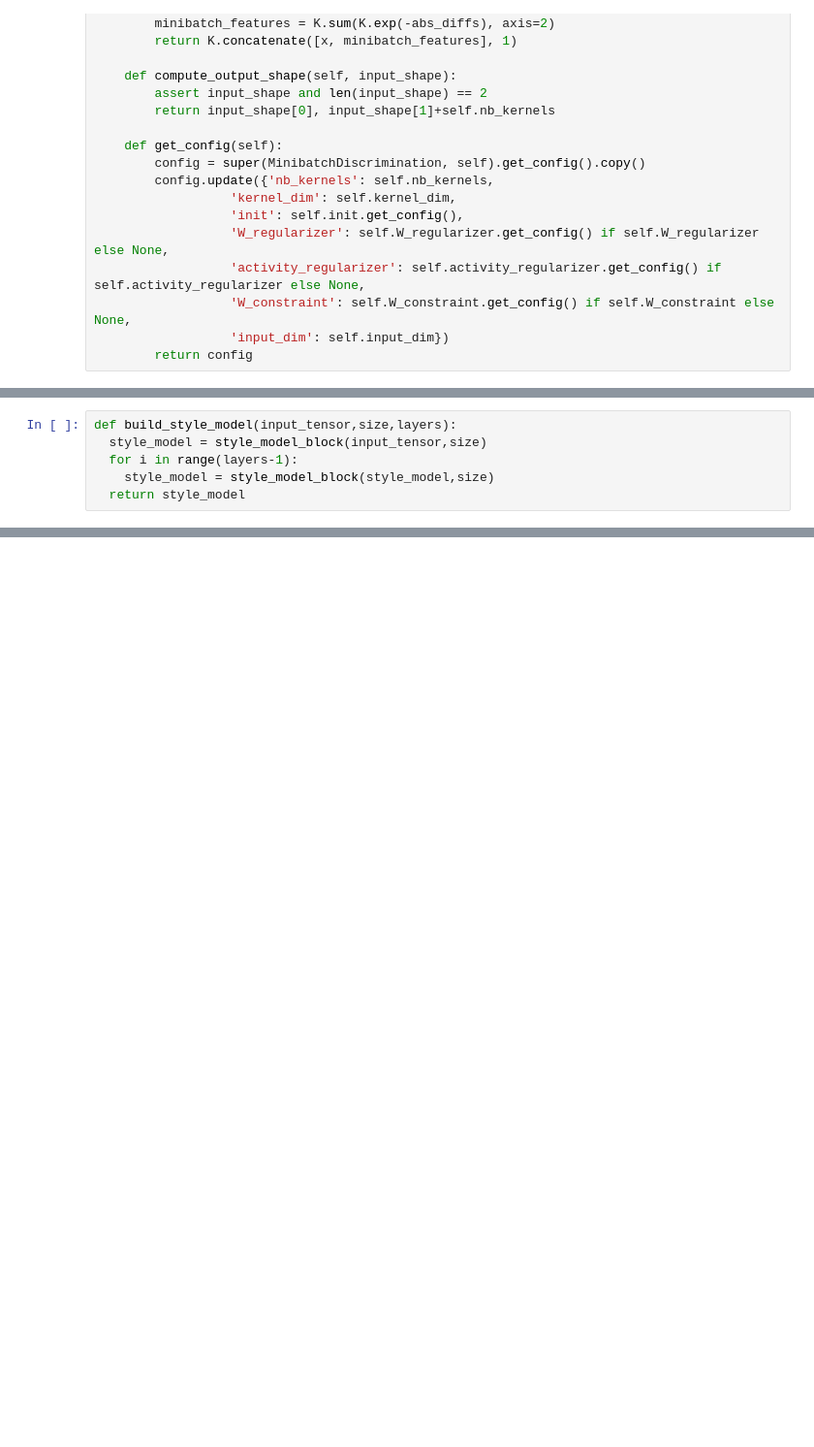
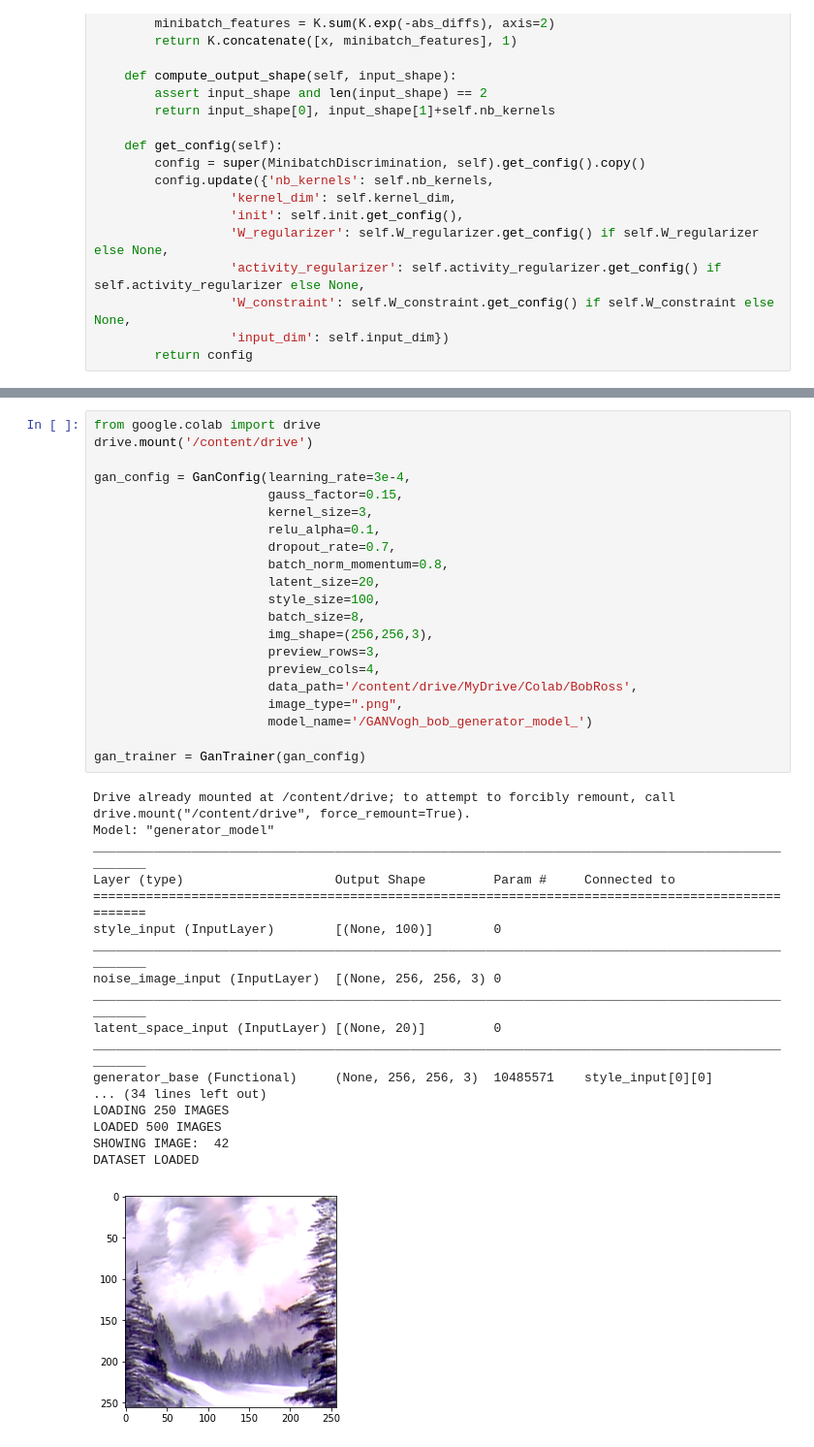
Before and after one commit to pdkary/VincentGANVogh, a Jupyter notebook: VincentGANVogh.ipynb, the cells around one changed output, grey strips where cells are left out. Shown: that part at 97% size. Saved outputs shown, nothing was run; the diff lists cells and outputs as text; blank space fills up the shorter version.

```diff
--- a/VincentGANVogh.ipynb
+++ b/VincentGANVogh.ipynb
@@ -226,6 +179,0 @@ class GanBlocks():
-# %%
-def build_style_model(input_tensor,size,layers):
-  style_model = style_model_block(input_tensor,size)
-  for i in range(layers-1):
-    style_model = style_model_block(style_model,size)
-  return style_model
@@ -512 +528,41 @@ class GanTrainer(DCGAN):
+# %%
+from google.colab import drive
+drive.mount('/content/drive')
+
+gan_config = GanConfig(learning_rate=3e-4,
+                       gauss_factor=0.15,
+                       kernel_size=3,
+                       relu_alpha=0.1,
+                       dropout_rate=0.7,
+                       batch_norm_momentum=0.8,
+                       latent_size=20,
+                       style_size=100,
+                       batch_size=8,
+                       img_shape=(256,256,3),
+                       preview_rows=3,
+                       preview_cols=4,
+                       data_path='/content/drive/MyDrive/Colab/BobRoss',
+                       image_type=".png",
+                       model_name='/GANVogh_bob_generator_model_')
+
+gan_trainer = GanTrainer(gan_config)
+# %% [output]
+Drive already mounted at /content/drive; to attempt to forcibly remount, call drive.mount("/content/drive", force_remount=True).
+Model: "generator_model"
+__________________________________________________________________________________________________
+Layer (type)                    Output Shape         Param #     Connected to
+==================================================================================================
+style_input (InputLayer)        [(None, 100)]        0
+__________________________________________________________________________________________________
+noise_image_input (InputLayer)  [(None, 256, 256, 3) 0
+__________________________________________________________________________________________________
+latent_space_input (InputLayer) [(None, 20)]         0
+__________________________________________________________________________________________________
+generator_base (Functional)     (None, 256, 256, 3)  10485571    style_input[0][0]
+... (34 lines left out)
+LOADING 250 IMAGES
+LOADED 500 IMAGES
+SHOWING IMAGE:  42
+DATASET LOADED
+[figure, added]
 # %%
```
Also changed, not shown: parts of 22 cells of this notebook.
